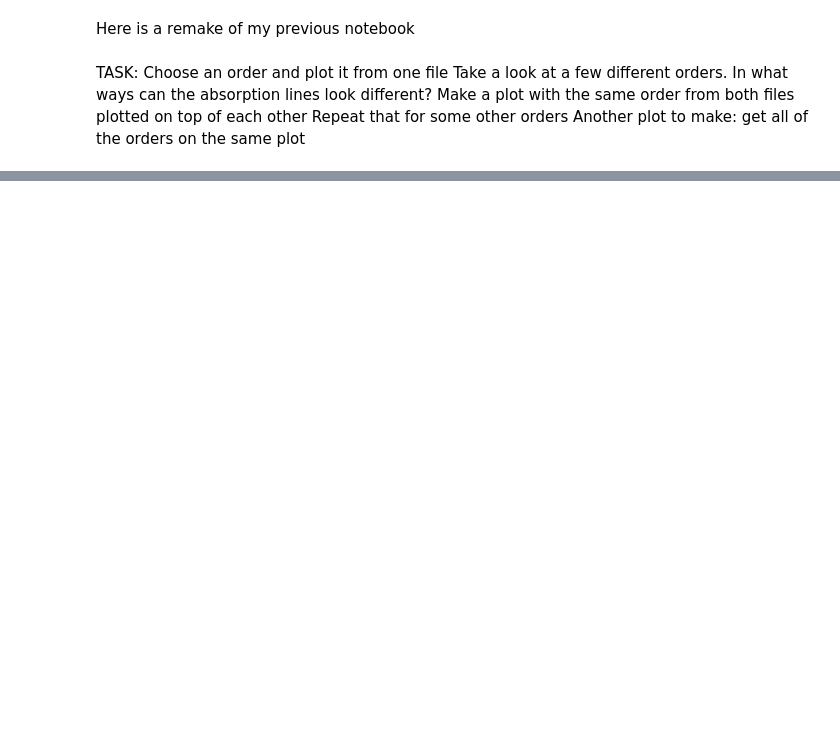
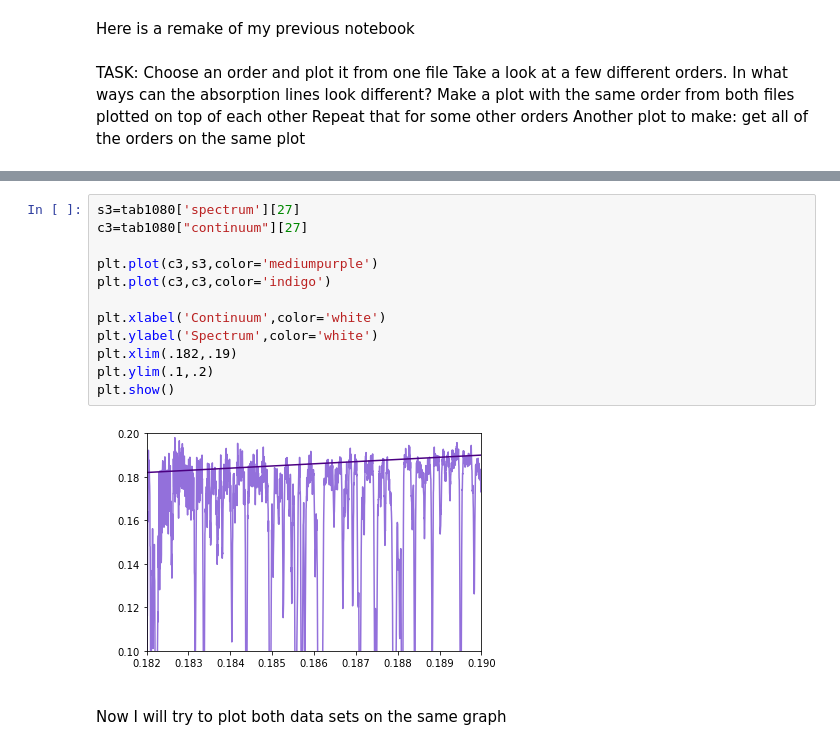
Before and after one commit to lianysfeliciano/RV_Exoplanets_REU, a Jupyter notebook: Lianys_Notebook/Express Plot 2.ipynb, the cells around one changed output, grey strips where cells are left out. Cells and saved outputs as stored; diff of their text form; blank space fills up the shorter version.

```diff
--- a/Lianys_Notebook/Express Plot 2.ipynb
+++ b/Lianys_Notebook/Express Plot 2.ipynb
@@ -22,0 +101,16 @@ IndentationError: unexpected indent (1392527008.py, line 2)
+# %%
+s3=tab1080['spectrum'][27]
+c3=tab1080["continuum"][27]
+
+plt.plot(c3,s3,color='mediumpurple')
+plt.plot(c3,c3,color='indigo')
+
+plt.xlabel('Continuum',color='white')
+plt.ylabel('Spectrum',color='white')
+plt.xlim(.182,.19)
+plt.ylim(.1,.2)
+plt.show()
+# %% [output]
+[figure, added]
+# %% [markdown]
+Now I will try to plot both data sets on the same graph
```
Also changed, not shown: parts of 16 cells of this notebook, 4 other files.
